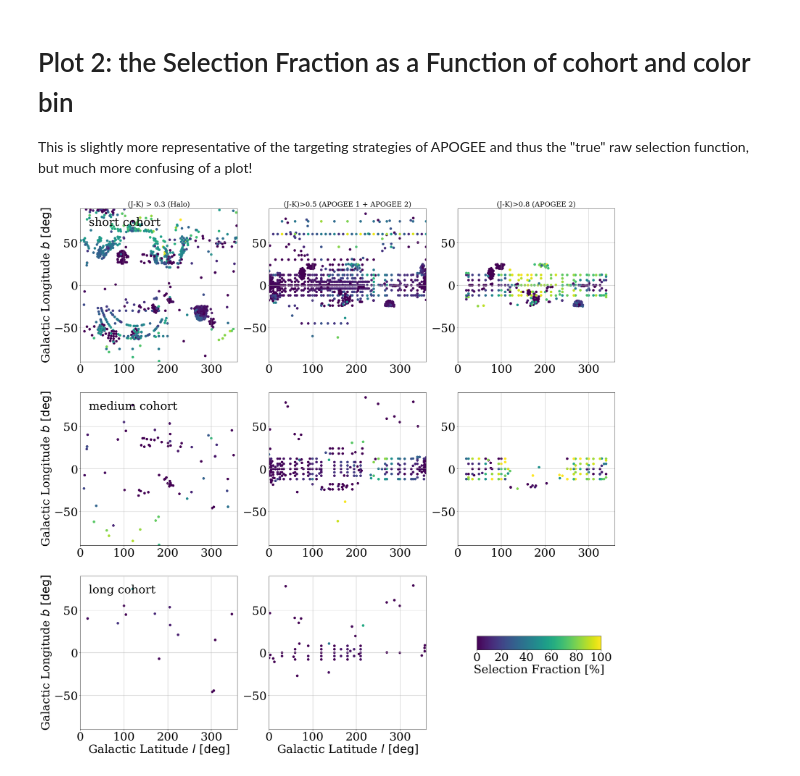
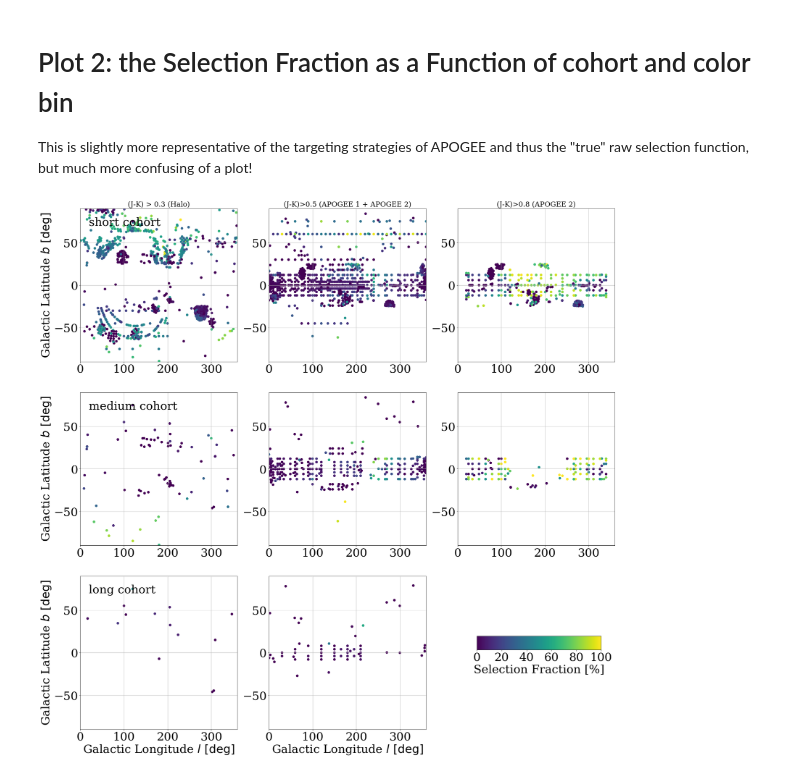
Before and after one commit to astrojimig/precalculated-dr17-selfunc, a Jupyter notebook: TUTORIAL1.ipynb, the cells around one changed output. Cells and saved outputs as stored; diff of their text form; code cells hidden in the pictures.

```diff
--- a/TUTORIAL1.ipynb
+++ b/TUTORIAL1.ipynb
@@ -181,8 +181,8 @@ plt.show()
 # %%
 #Set up Figure
 fig = plt.figure(figsize=(30,30))
-xlabel = r'Galactic Latitude $l\ \mathrm{[deg]}$'
-ylabel = r'Galactic Longitude $b\ \mathrm{[deg]}$'
+xlabel = r'Galactic Longitude $l\ \mathrm{[deg]}$'
+ylabel = r'Galactic Latitude $b\ \mathrm{[deg]}$'
 anno_x, anno_y = 210,-70
 #fig.set_size_inches(20,20)
 
@@ -257,31 +257,31 @@ plot_selfunc_grid('medium',0.3)
 plt.ylabel(ylabel)
 plt.text(20,70, 'medium cohort')
 
 
 plt.subplot(3,3,5)
 #Medium Cohort,(J-K)>0.5
 plot_selfunc_grid('medium',0.5)
 
 plt.subplot(3,3,6)
 #Medium Cohort,(J-K)>0.8
 plot_selfunc_grid('medium',0.8)
 
 plt.subplot(3,3,7)
 #Long Cohort, (J-K)>0.3
 plot_selfunc_grid('long',0.3)
 plt.ylabel(ylabel)
 plt.xlabel(xlabel)
 plt.text(20,70, 'long cohort')
 
 
 plt.subplot(3,3,8)
 #Long Cohort, (J-K)>0.5
 plot_selfunc_grid('long',0.5)
 plt.xlabel(xlabel)
 
 cax = fig.add_axes([0.7,0.24,0.18,0.02])
 plt.colorbar(cax=cax, orientation='horizontal', label=r'Selection Fraction [%]')
 
 plt.show()
 # %% [output]
-[figure, old version]
+[figure, new version]
```
Also changed, not shown: 1 other file.
